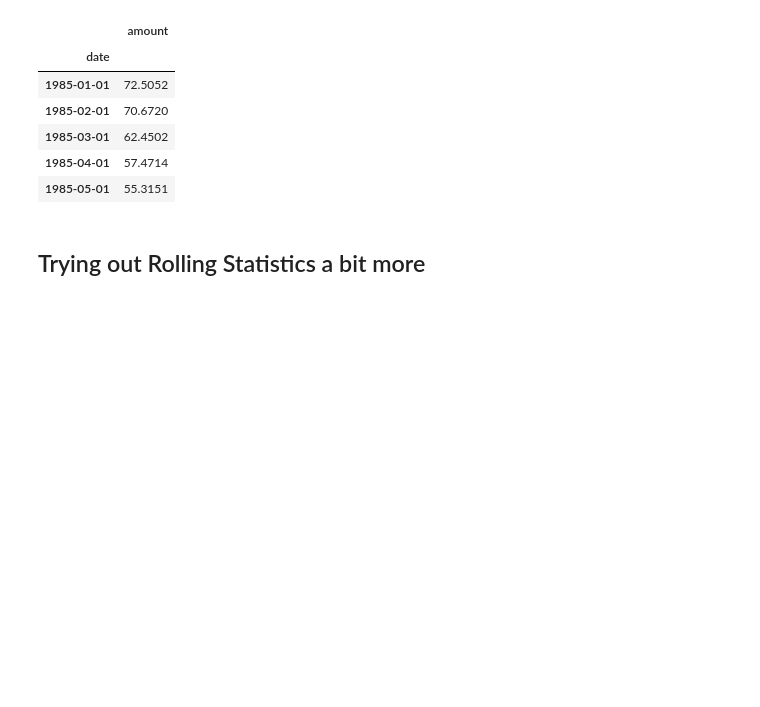
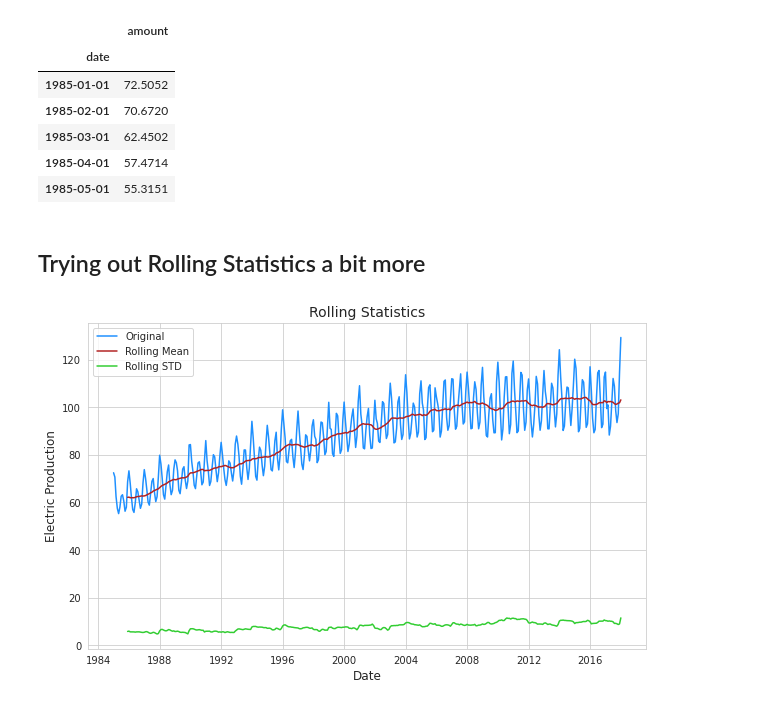
Before and after one commit to TonyGlimm/Electricity-Production-Forecasting, a Jupyter notebook: Electricity_Production_Forecasting.ipynb, the cells around one changed output. Saved outputs shown, nothing was run; the diff lists cells and outputs as text; code cells hidden in the pictures; blank space fills up the shorter version.

```diff
--- a/Electricity_Production_Forecasting.ipynb
+++ b/Electricity_Production_Forecasting.ipynb
@@ -39,3 +41,17 @@ df.head()
 | 1985-05-01 | 55.3151 |
 # %% [markdown]
 ## Trying out Rolling Statistics a bit more
+# %%
+rolling_mean = df.rolling(window=12).mean()
+rolling_std = df.rolling(window=12).std()
+plt.figure(figsize =(10,6))
+plt.plot(df, color='dodgerblue', label='Original')
+plt.plot(rolling_mean, color='firebrick', label = 'Rolling Mean')
+plt.plot(rolling_std, color='limegreen', label= 'Rolling STD')
+plt.xlabel('Date', size=12)
+plt.ylabel('Electric Production', size =12)
+plt.legend(loc= 'upper left')
+plt.title('Rolling Statistics', size =14)
+plt.show()
+# %% [output]
+[figure, added]
```
Also changed, not shown: parts of 1 cell of this notebook.
